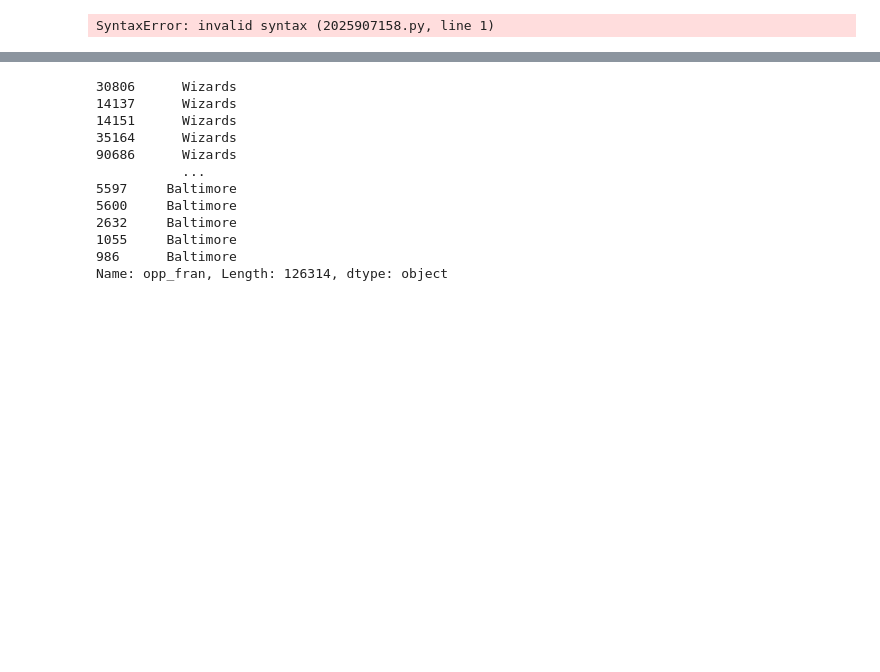
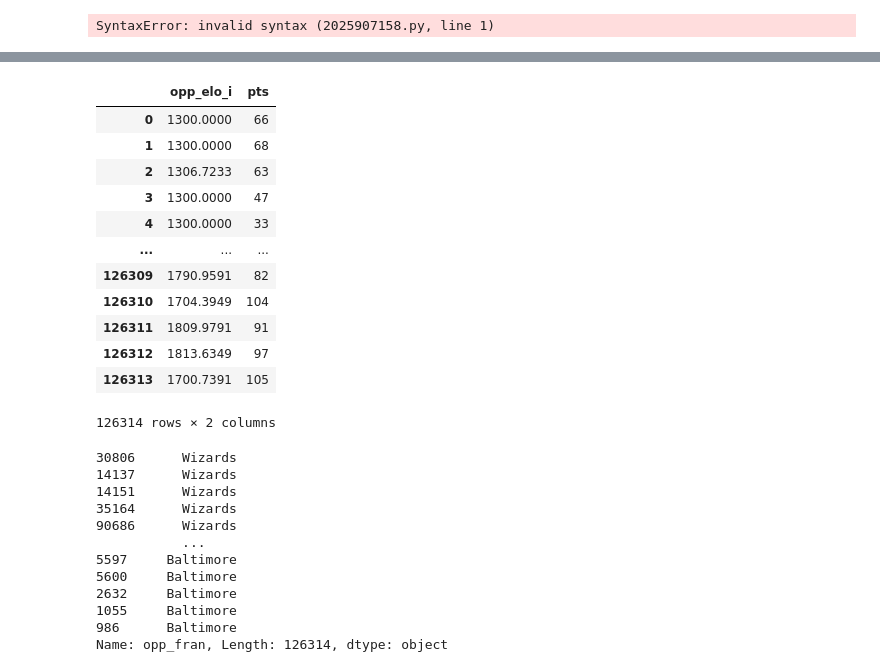
Before and after one commit to Vincentim27/belajar_push_103_pytn_rmt, a Jupyter notebook: sesi_5_pandas.ipynb, the cells around one changed output, grey strips where cells are left out. Drawn from its saved outputs; the diff is of its cells as text; code cells hidden in the pictures; blank space fills up the shorter version.

```diff
--- a/sesi_5_pandas.ipynb
+++ b/sesi_5_pandas.ipynb
@@ -256,3 +277,19 @@ SyntaxError: invalid syntax (2025907158.py, line 1)
+# %%
+df[['opp_elo_i','pts']]
+# %% [output]
+|  | opp_elo_i | pts |
+| 0 | 1300.0000 | 66 |
+| 1 | 1300.0000 | 68 |
+| 2 | 1306.7233 | 63 |
+| 3 | 1300.0000 | 47 |
+| 4 | 1300.0000 | 33 |
+| ... | ... | ... |
+| 126309 | 1790.9591 | 82 |
+| 126310 | 1704.3949 | 104 |
+| 126311 | 1809.9791 | 91 |
+| 126312 | 1813.6349 | 97 |
+| 126313 | 1700.7391 | 105 |
+126314 rows × 2 columns
 # %%
 df.opp_fran.sort_values(ascending=False) # for sorting descending
 # %% [output]
```
Also changed, not shown: parts of 7 cells of this notebook, 4 other files.
